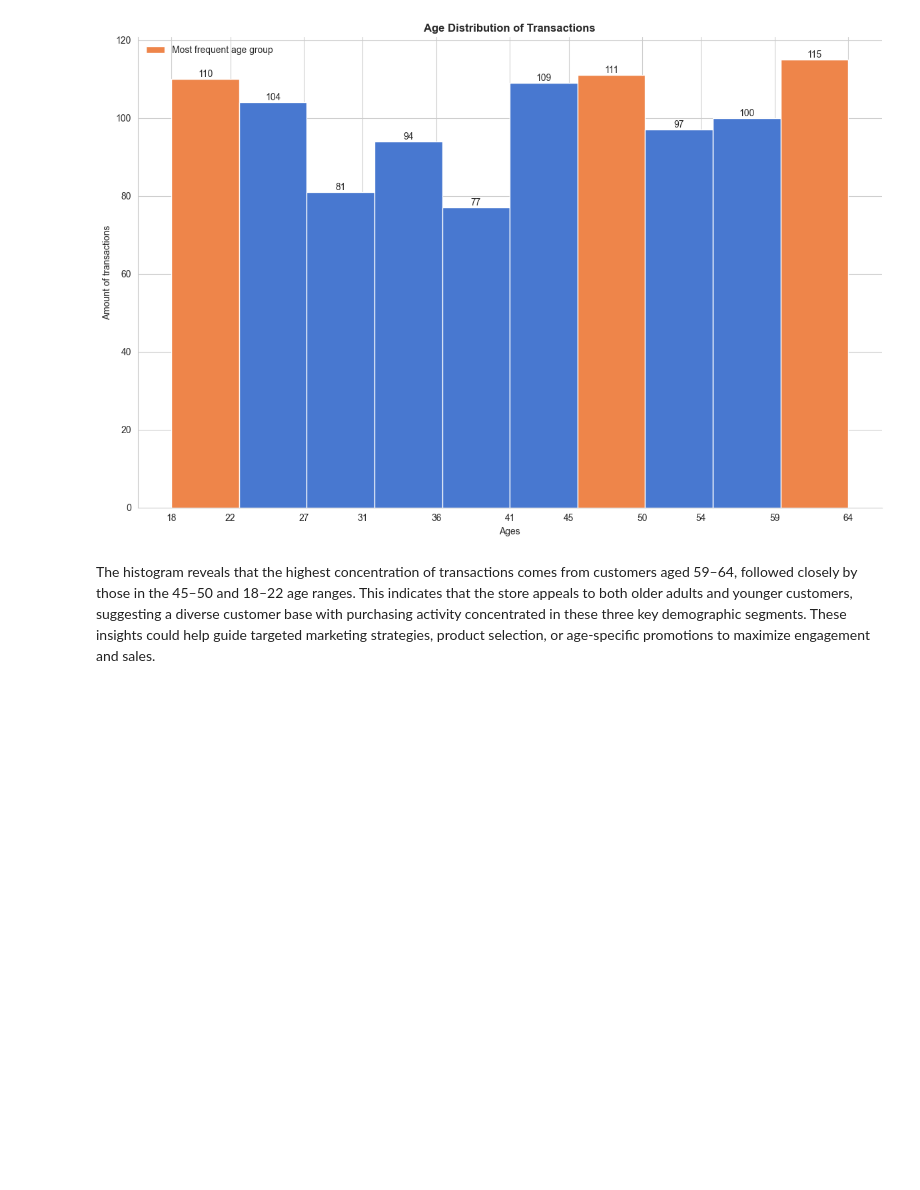
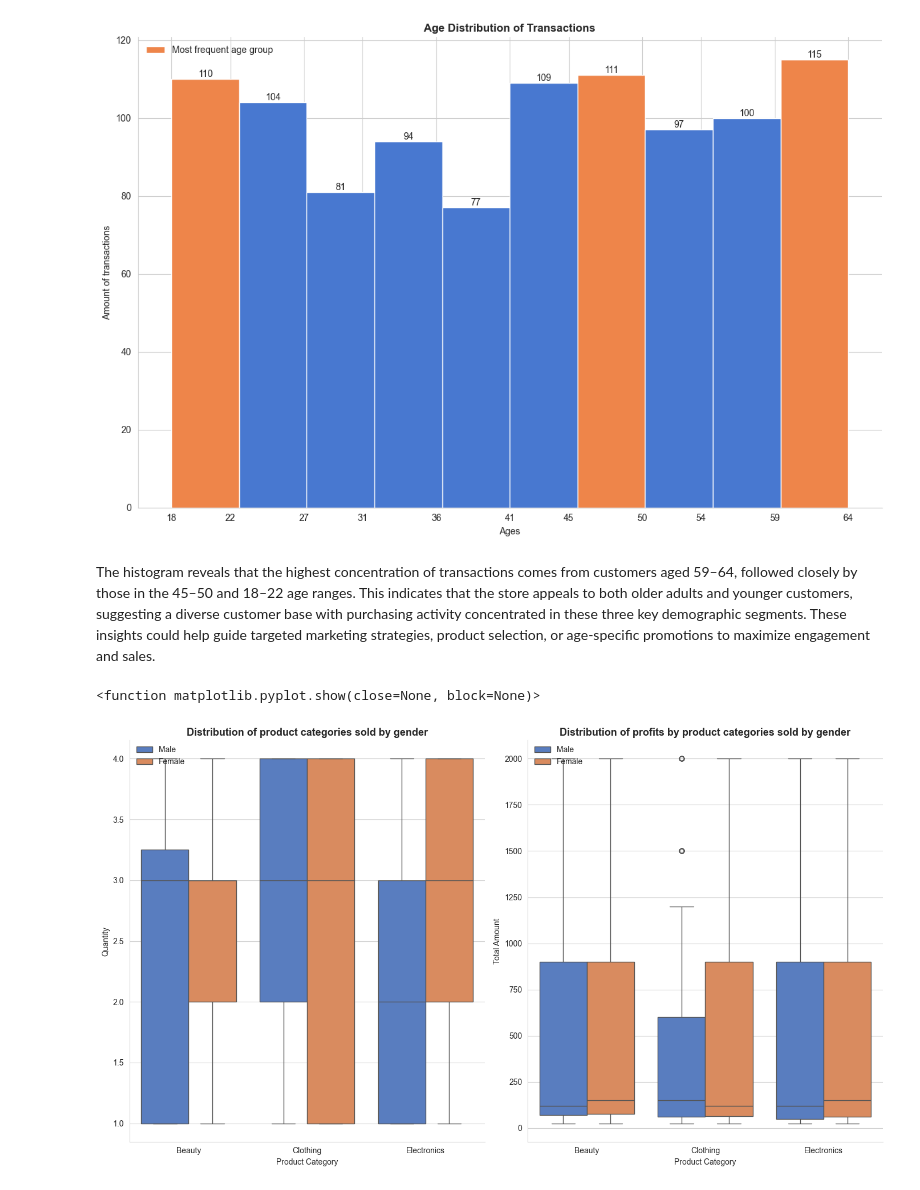
Before and after one commit to SHIro12211/Online-Store, a Jupyter notebook: notebooks/EDA.ipynb, the cells around one changed output. Drawn from its saved outputs; the diff is of its cells as text; code cells hidden in the pictures; blank space fills up the shorter version.

Commit message:
boxplot Added

```diff
--- a/notebooks/EDA.ipynb
+++ b/notebooks/EDA.ipynb
@@ -377,3 +375,32 @@ plt.show()
 [figure]
 # %% [markdown]
 The histogram reveals that the highest concentration of transactions comes from customers aged 59–64, followed closely by those in the 45–50 and 18–22 age ranges. This indicates that the store appeals to both older adults and younger customers, suggesting a diverse customer base with purchasing activity concentrated in these three key demographic segments. These insights could help guide targeted marketing strategies, product selection, or age-specific promotions to maximize engagement and sales.
+# %%
+df_copy=df[df.index.year==2023].copy()
+df_copy['Gender']=df_copy['Female'].apply(lambda x:  'Female' if x else 'Male')
+
+fig, ax=plt.subplots(1,2,figsize=(14,8))
+colors=sns.color_palette('muted', n_colors=2)
+list_data=[
+    {
+        'y':'Quantity',
+        'title':'Distribution of product categories sold by gender'
+    },
+    {
+        'y':'Total Amount',
+        'title':'Distribution of profits by product categories sold by gender'
+    }
+]
+for index, box in enumerate(list_data):
+    sns.boxplot(x='Product Category', y=box['y'], data=df_copy, palette=colors, hue='Gender', ax=ax[index])
+    ax[index].set_title(box['title'], fontweight='bold', fontsize=13)
+    ax[index].spines['top'].set_visible(False)
+    ax[index].spines['right'].set_visible(False)
+    ax[index].legend(loc='upper left', frameon=False, bbox_to_anchor=(0,1.004))
+
+
+plt.tight_layout()
+plt.show
+# %% [output]
+<function matplotlib.pyplot.show(close=None, block=None)>
+[figure, added]
```
Also changed, not shown: parts of 3 cells of this notebook, 1 other file.
